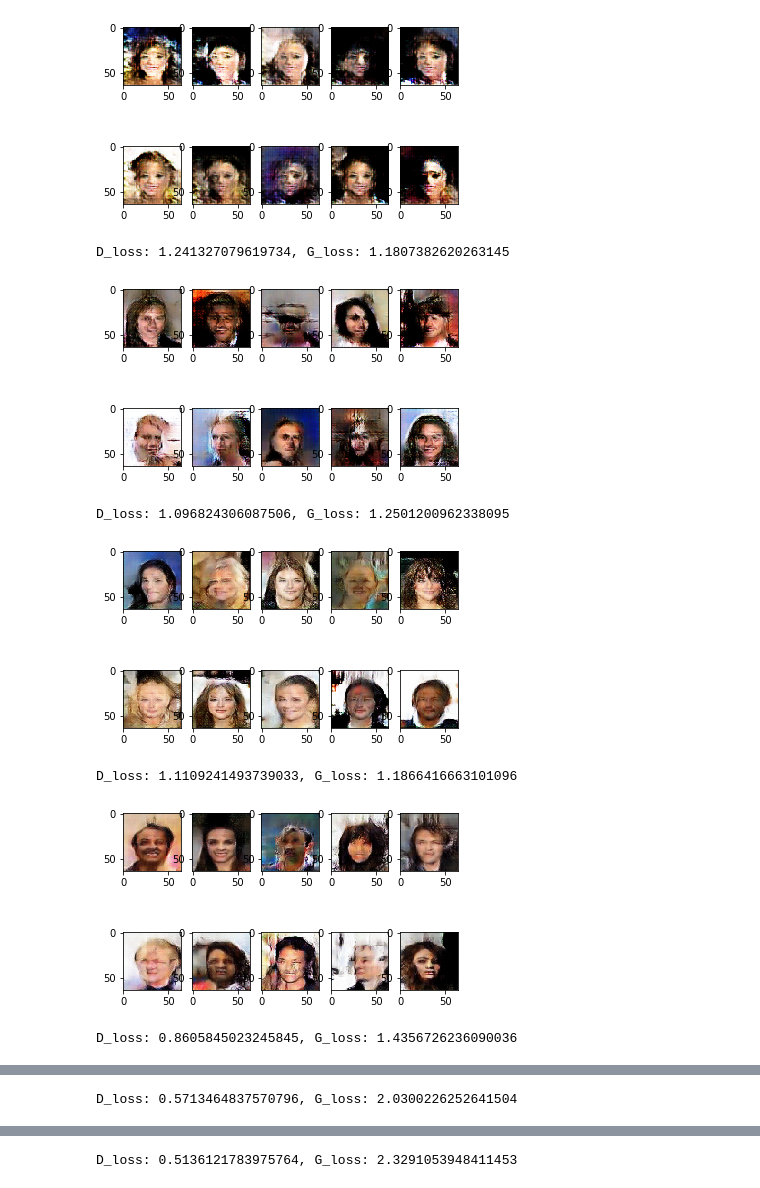
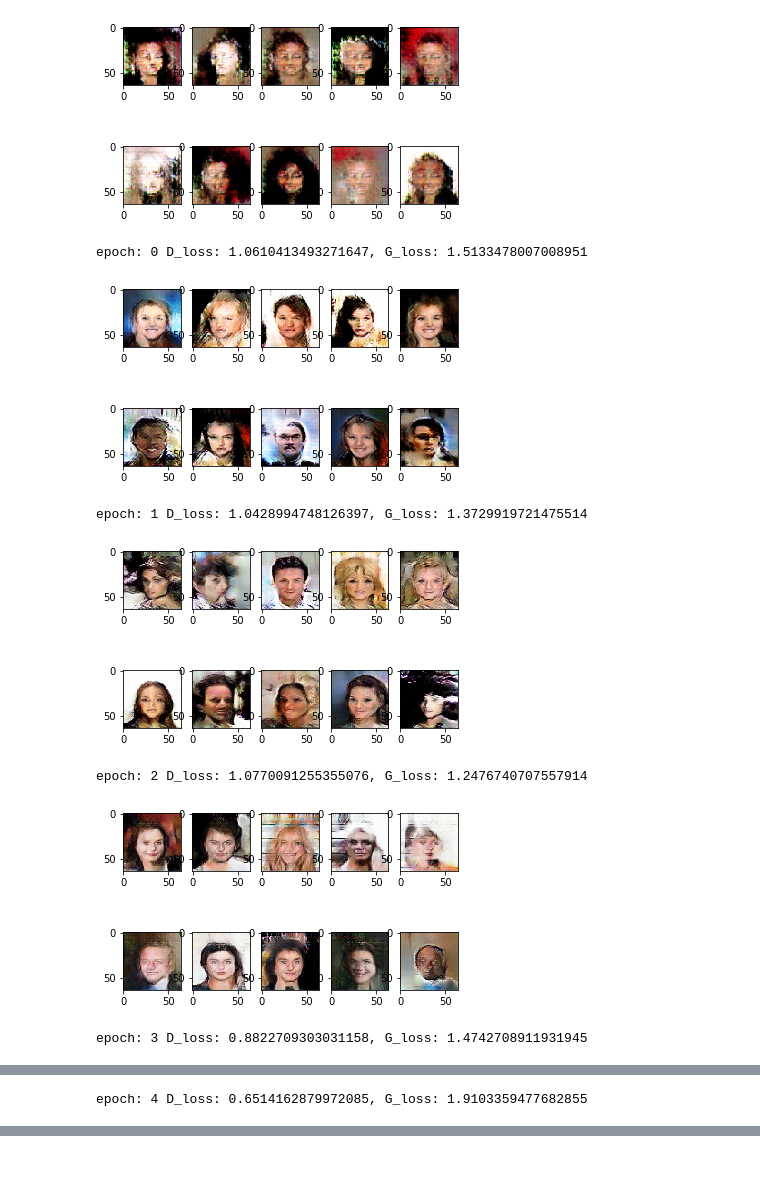
Before and after one commit to kilohotel8/dcgan_tf, a Jupyter notebook: DCGAN_tf.ipynb, the cells around one changed output, grey strips where cells are left out. Cells and saved outputs as stored; diff of their text form; code cells hidden in the pictures.

```diff
--- a/DCGAN_tf.ipynb
+++ b/DCGAN_tf.ipynb
@@ -44,7 +43,7 @@ writer.close()
 path = 'celeba.tfrecords'
 batch_size = 128
 learning_rate = 0.0002
-epoch = 10
+epoch = 5
 
 ## setting Variables
 g_w1 = tf.Variable(tf.truncated_normal([4, 4, 1024, 100], stddev=0.02), name="g_w1")
@@ -137,53 +146,58 @@ def parser(example):
     width = parsed_feature['width']
     image = parsed_feature['image_raw']
     return height, width, image
+# %%
+## saver
+SAVER_DIR = "model"
+saver = tf.train.Saver(tf.global_variables())
+checkpoint_path = os.path.join(SAVER_DIR, "model")
+ckpt = tf.train.get_checkpoint_state(SAVER_DIR)
 # %%
 ## running session
 with tf.Session() as sess:
     sess.run(tf.global_variables_initializer())
+    if ckpt and ckpt.model_checkpoint_path:
+        saver.restore(sess, ckpt.model_checkpoint_path)
     for e in range(epoch):
         data = tf.data.TFRecordDataset(path).map(parser).batch(batch_size).make_one_shot_iterator()
         batch_num = int(202600/batch_size)
         D_loss_total = 0
         G_loss_total = 0
         for batch in range(batch_num-1):
             _, _, image = data.get_next()
             image_decoded = tf.decode_raw(image, tf.float32)
             decoded = sess.run(image_decoded)
             x = np.reshape(decoded, (batch_size, 64, 64, 3))
             z_d = np.random.normal(size=(batch_size, 100))
             z_g = np.random.normal(size=(batch_size, 100))
 
             _, D_loss_temp = sess.run([D_train, D_loss], feed_dict={X: x, Z: z_d})
             _, G_loss_temp = sess.run([G_train, G_loss], feed_dict={Z: z_g})
-
-            if e == 0 and batch < 200:
-                z_g = np.random.normal(size=(batch_size, 100))
-                _, G_loss_temp = sess.run([G_train, G_loss], feed_dict={Z: z_g})
 
             D_loss_total += D_loss_temp
             G_loss_total += G_loss_temp
 
         D_loss_total = D_loss_total/(batch_num - 1)
         G_loss_total = G_loss_total/(batch_num - 1)
 
         z = np.random.normal(size=[batch_size, 100])
         samples = sess.run(G, feed_dict={Z:z})
         for i in range(10):
             img = samples[i]
             img = img.reshape(64, 64, 3)
             img = (img*127.5 + 127.5).astype(int)
             plt.subplot(2, 5, i + 1)
             plt.imshow(img)
         plt.show()
 
-        print("D_loss: " + str(D_loss_total) + ", G_loss: " + str(G_loss_total))
+        print("epoch: " + str(e) + " D_loss: " + str(D_loss_total) + ", G_loss: " + str(G_loss_total))
+        saver.save(sess, checkpoint_path, global_step = e)
 # %% [output]
-[figure, old version]
+[figure, new version]
-D_loss: 1.241327079619734, G_loss: 1.1807382620263145
+epoch: 0 D_loss: 1.0610413493271647, G_loss: 1.5133478007008951
-[figure, old version]
+[figure, new version]
-D_loss: 1.096824306087506, G_loss: 1.2501200962338095
+epoch: 1 D_loss: 1.0428994748126397, G_loss: 1.3729919721475514
-[figure, old version]
+[figure, new version]
-D_loss: 1.1109241493739033, G_loss: 1.1866416663101096
+epoch: 2 D_loss: 1.0770091255355076, G_loss: 1.2476740707557914
-[figure, old version]
+[figure, new version]
-D_loss: 0.8605845023245845, G_loss: 1.4356726236090036
+epoch: 3 D_loss: 0.8822709303031158, G_loss: 1.4742708911931945
@@ -191 +205 @@ D_loss: 0.8605845023245845, G_loss: 1.4356726236090036
-D_loss: 0.5713464837570796, G_loss: 2.0300226252641504
+epoch: 4 D_loss: 0.6514162879972085, G_loss: 1.9103359477682855
@@ -193 +205,0 @@ D_loss: 0.5713464837570796, G_loss: 2.0300226252641504
-D_loss: 0.5136121783975764, G_loss: 2.3291053948411453
```
Also changed, not shown: parts of 6 cells of this notebook.
